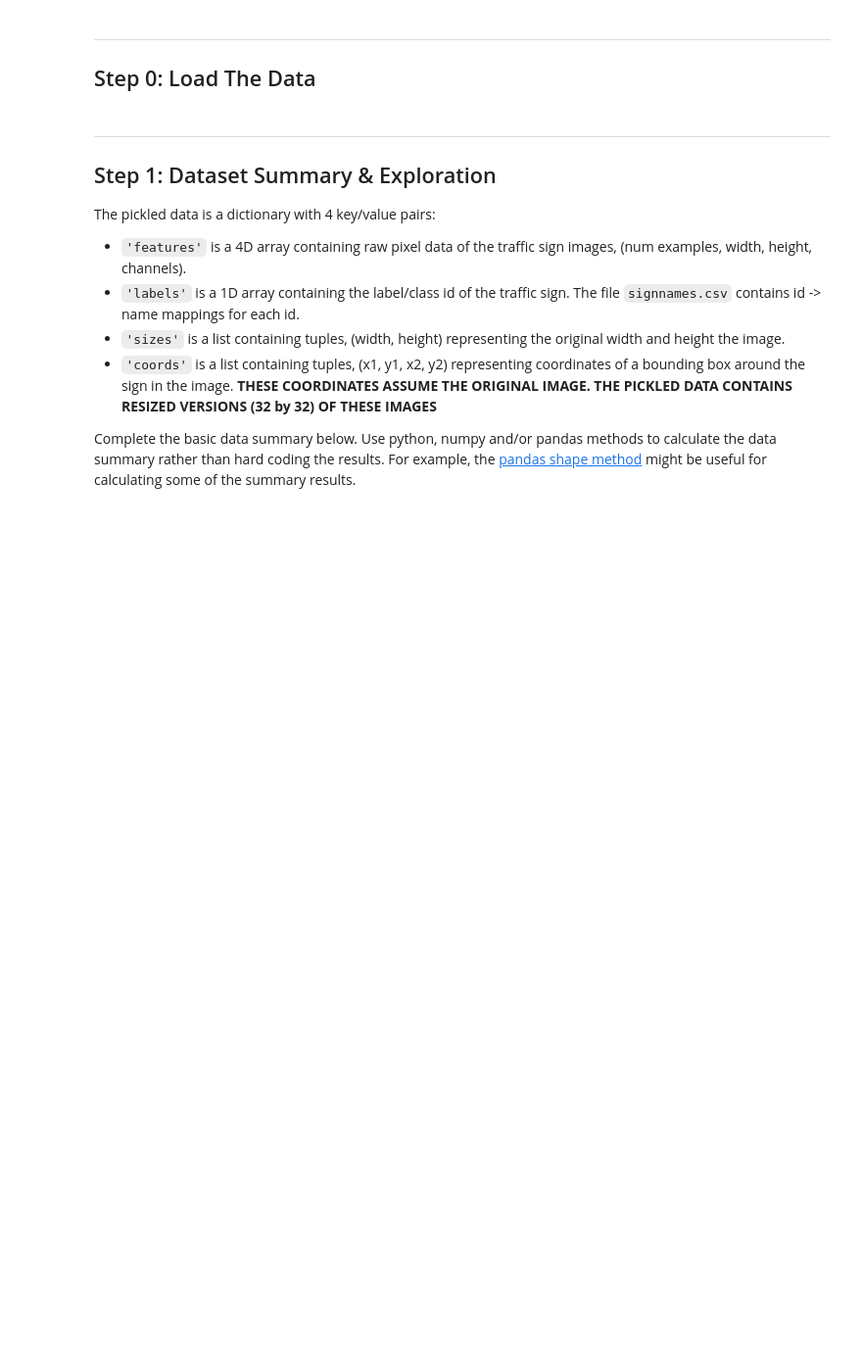
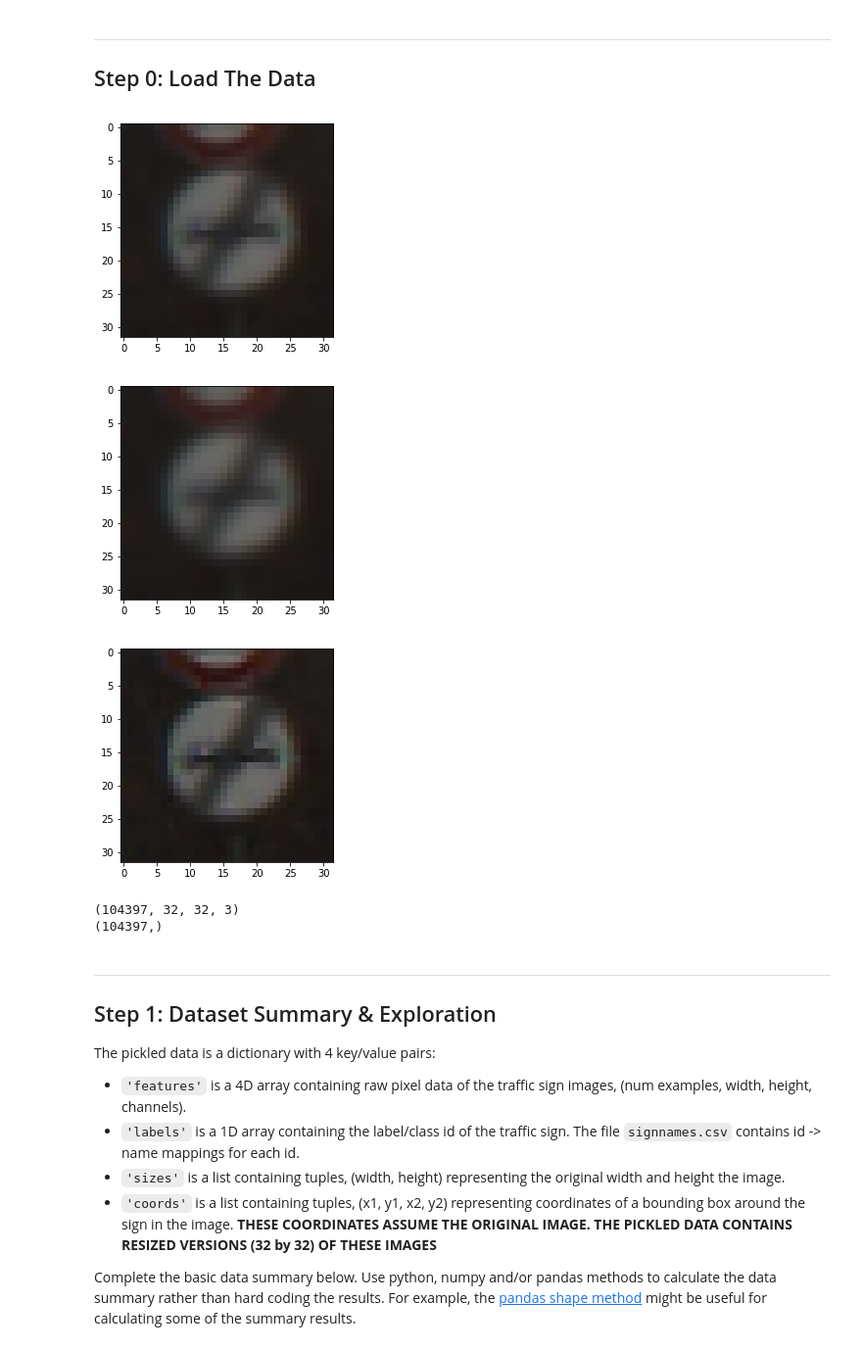
Before and after one commit to odats/CarND-Traffic-Sign-Classifier-Project, a Jupyter notebook: Traffic_Sign_Classifier.ipynb, the cells around one changed output. Shown at 98% size. Saved outputs shown, nothing was run; the diff lists cells and outputs as text; code cells hidden in the pictures; blank space fills up the shorter version.

Commit message:
augument data

```diff
--- a/Traffic_Sign_Classifier.ipynb
+++ b/Traffic_Sign_Classifier.ipynb
@@ -39,6 +39,41 @@ with open(testing_file, mode='rb') as f:
 X_train, y_train = train['features'], train['labels']
 X_valid, y_valid = valid['features'], valid['labels']
 X_test, y_test = test['features'], test['labels']
+# %%
+# create more fake data
+import numpy as np
+import matplotlib.pyplot as plt
+from PIL import Image
+from PIL import ImageFilter
+
+X_train_blured = []
+for sign in X_train:
+    im = Image.fromarray(sign).filter(ImageFilter.SMOOTH)
+    X_train_blured.append(np.asarray(im))
+
+X_train_sharpen = []
+for sign in X_train:
+    im = Image.fromarray(sign).filter(ImageFilter.SHARPEN)
+    X_train_sharpen.append(np.asarray(im))
+
+plt.imshow(X_train[3].squeeze())
+plt.show()
+plt.imshow(X_train_blured[3].squeeze())
+plt.show()
+plt.imshow(X_train_sharpen[3].squeeze())
+plt.show()
+
+X_train = np.concatenate((X_train, X_train_blured))
+X_train = np.concatenate((X_train, X_train_sharpen))
+y_train = np.concatenate((y_train, y_train, y_train))
+print(X_train.shape)
+print(y_train.shape)
+# %% [output]
+[figure, added]
+[figure, added]
+[figure, added]
+(104397, 32, 32, 3)
+(104397,)
 # %% [markdown]
 ---
 
```
Also changed, not shown: parts of 11 cells of this notebook, 4 other files.
